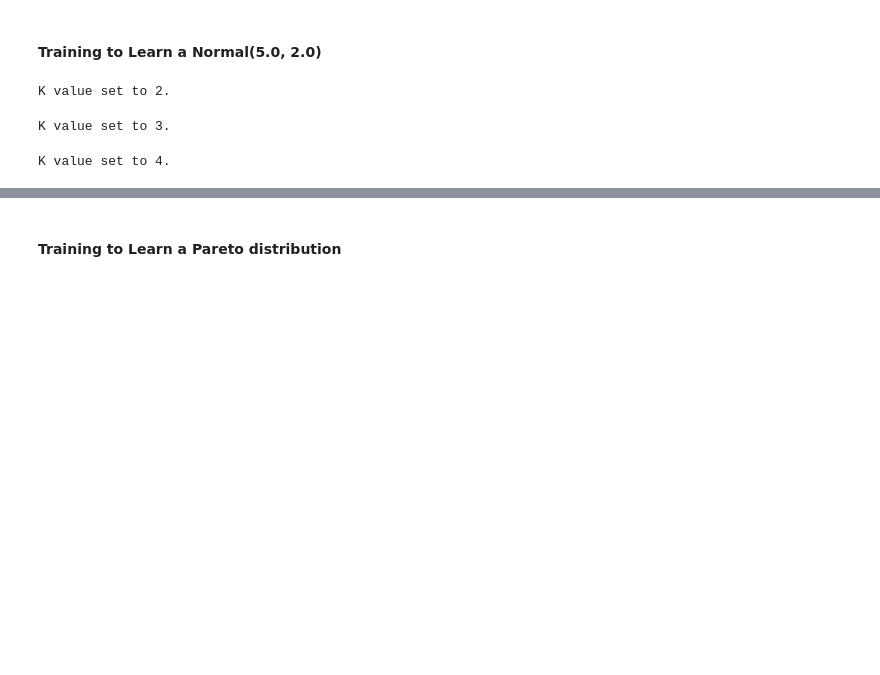
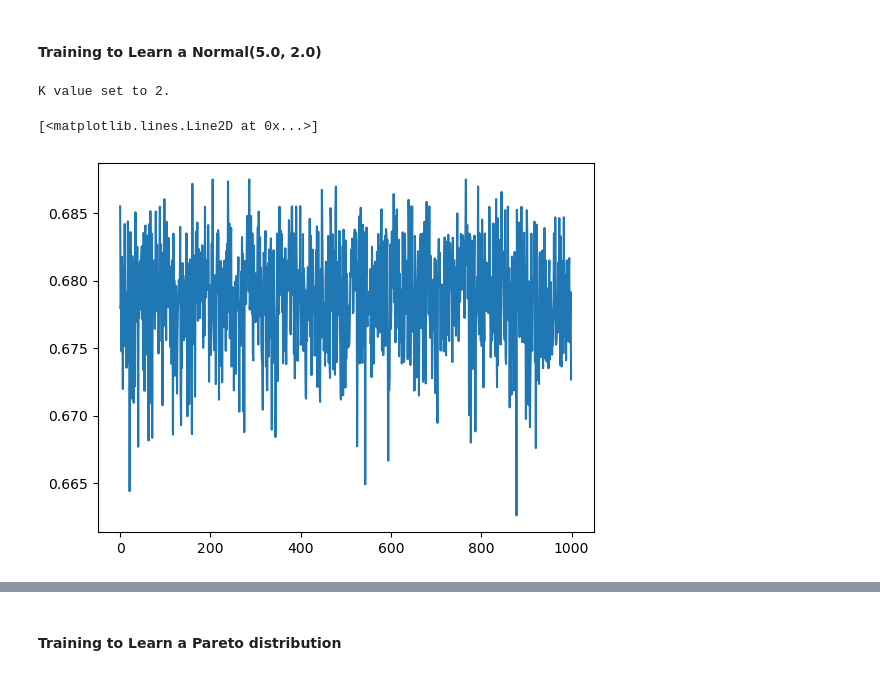
Before and after one commit to josemanuel22/ISL-python, a Jupyter notebook: examples/benchmark_unimodal.ipynb, the cells around one changed output, grey strips where cells are left out. Saved outputs shown, nothing was run; the diff lists cells and outputs as text; code cells hidden in the pictures; blank space fills up the shorter version.

```diff
--- a/examples/benchmark_unimodal.ipynb
+++ b/examples/benchmark_unimodal.ipynb
@@ -39,7 +39,7 @@ gen = Generator()
 hparams = {
     'max_k': 10,
     'samples': 1000,
-    'epochs': 1000,
+    'epochs': 100,
     'eta': 1e-2,
     'transform': noise_model,
     'K': 10
@@ -71,8 +71,8 @@ loader = DataLoader(train_data, batch_size=hparams['samples'], shuffle=True)
 
 hparams = {
     'max_k': 10,
-    'samples': 1000,
-    'epochs': 1000,
+    'samples': 100,
+    'epochs': 100,
     'eta': 1e-2,
     'transform': noise_model,
     'K': 10
@@ -81,8 +81,14 @@ hparams = {
 losses = auto_invariant_statistical_loss(gen, loader, hparams)
 # %% [output]
 K value set to 2.
-K value set to 3.
-K value set to 4.
+# %%
+plt.plot(losses[0:1000])
+#transformed_losses = np.exp(losses[1:200])
+
+#plt.plot(range(1, 200), transformed_losses)
+# %% [output]
+[<matplotlib.lines.Line2D at 0x...>]
+[figure, added]
 # %%
 #Plot the results
 
```
Also changed, not shown: parts of 2 cells of this notebook, 3 other files.
